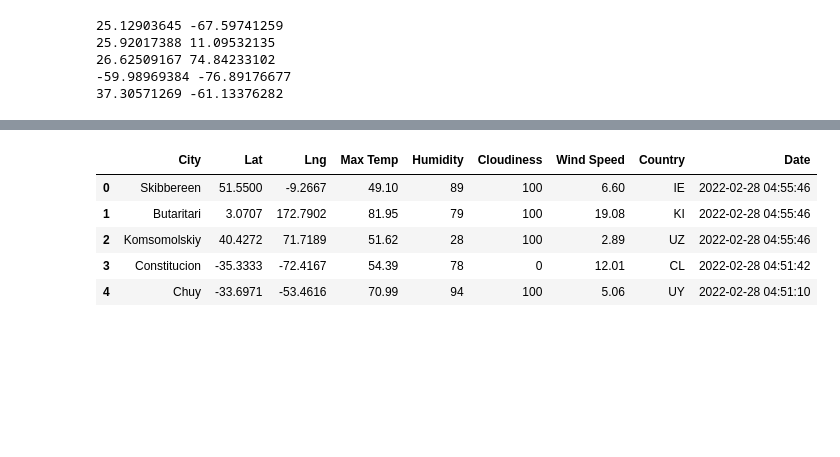
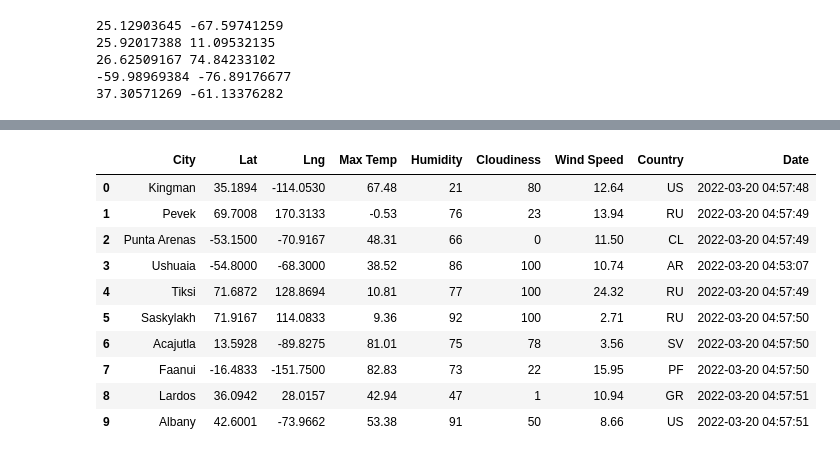
Before and after one commit to VSanto/World_Weather_Analysis, a Jupyter notebook: WeatherPY.ipynb, the cells around one changed output, grey strips where cells are left out. Saved outputs shown, nothing was run; the diff lists cells and outputs as text; code cells hidden in the pictures; blank space fills up the shorter version.

```diff
--- a/WeatherPY.ipynb
+++ b/WeatherPY.ipynb
@@ -148,13 +146,19 @@ len(city_data)
 # %%
+# Convert the array of dictionaries to a Pandas DataFrame.
 city_data_df = pd.DataFrame(city_data)
-city_data_df.head()
+city_data_df.head(10)
 # %% [output]
 |  | City | Lat | Lng | Max Temp | Humidity | Cloudiness | Wind Speed | Country | Date |
-| 0 | Skibbereen | 51.5500 | -9.2667 | 49.10 | 89 | 100 | 6.60 | IE | 2022-02-28 04:55:46 |
-| 1 | Butaritari | 3.0707 | 172.7902 | 81.95 | 79 | 100 | 19.08 | KI | 2022-02-28 04:55:46 |
-| 2 | Komsomolskiy | 40.4272 | 71.7189 | 51.62 | 28 | 100 | 2.89 | UZ | 2022-02-28 04:55:46 |
-| 3 | Constitucion | -35.3333 | -72.4167 | 54.39 | 78 | 0 | 12.01 | CL | 2022-02-28 04:51:42 |
-| 4 | Chuy | -33.6971 | -53.4616 | 70.99 | 94 | 100 | 5.06 | UY | 2022-02-28 04:51:10 |
+| 0 | Kingman | 35.1894 | -114.0530 | 67.48 | 21 | 80 | 12.64 | US | 2022-03-20 04:57:48 |
+| 1 | Pevek | 69.7008 | 170.3133 | -0.53 | 76 | 23 | 13.94 | RU | 2022-03-20 04:57:49 |
+| 2 | Punta Arenas | -53.1500 | -70.9167 | 48.31 | 66 | 0 | 11.50 | CL | 2022-03-20 04:57:49 |
+| 3 | Ushuaia | -54.8000 | -68.3000 | 38.52 | 86 | 100 | 10.74 | AR | 2022-03-20 04:53:07 |
+| 4 | Tiksi | 71.6872 | 128.8694 | 10.81 | 77 | 100 | 24.32 | RU | 2022-03-20 04:57:49 |
+| 5 | Saskylakh | 71.9167 | 114.0833 | 9.36 | 92 | 100 | 2.71 | RU | 2022-03-20 04:57:50 |
+| 6 | Acajutla | 13.5928 | -89.8275 | 81.01 | 75 | 78 | 3.56 | SV | 2022-03-20 04:57:50 |
+| 7 | Faanui | -16.4833 | -151.7500 | 82.83 | 73 | 22 | 15.95 | PF | 2022-03-20 04:57:50 |
+| 8 | Lardos | 36.0942 | 28.0157 | 42.94 | 47 | 1 | 10.94 | GR | 2022-03-20 04:57:51 |
+| 9 | Albany | 42.6001 | -73.9662 | 53.38 | 91 | 50 | 8.66 | US | 2022-03-20 04:57:51 |
 # %%
 new_column_order = ["City","Country","Date", "Lat","Lng", "Max Temp","Humidity","Cloudiness", "Wind Speed"]
 # %%
```
Also changed, not shown: parts of 22 cells of this notebook, 7 other files.
